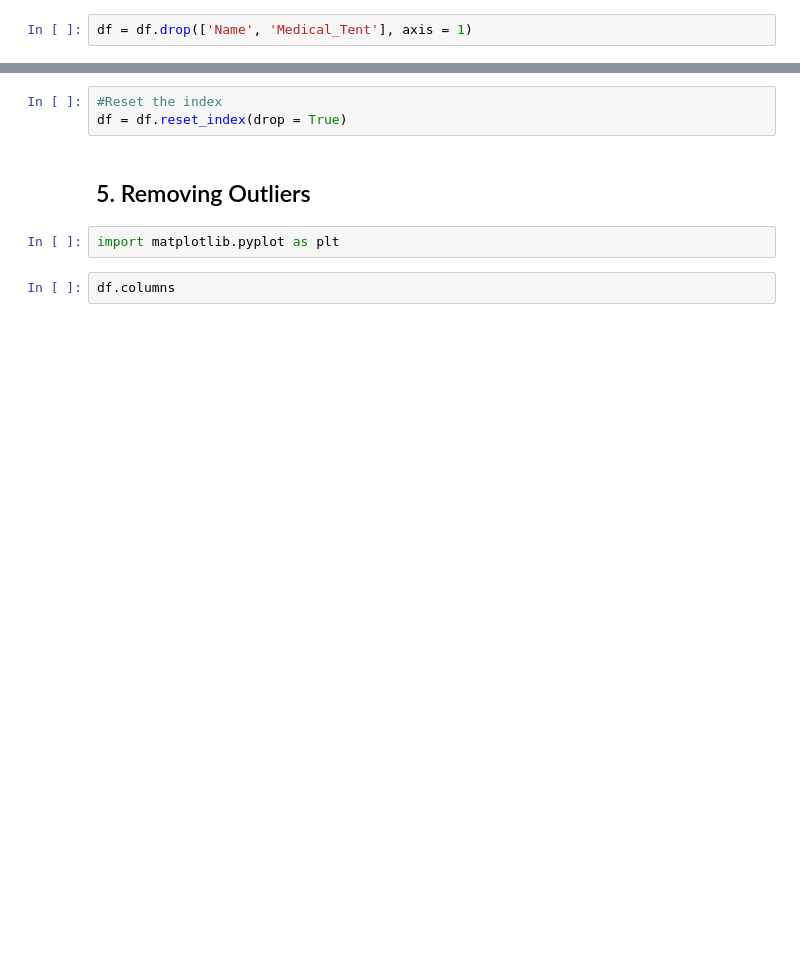
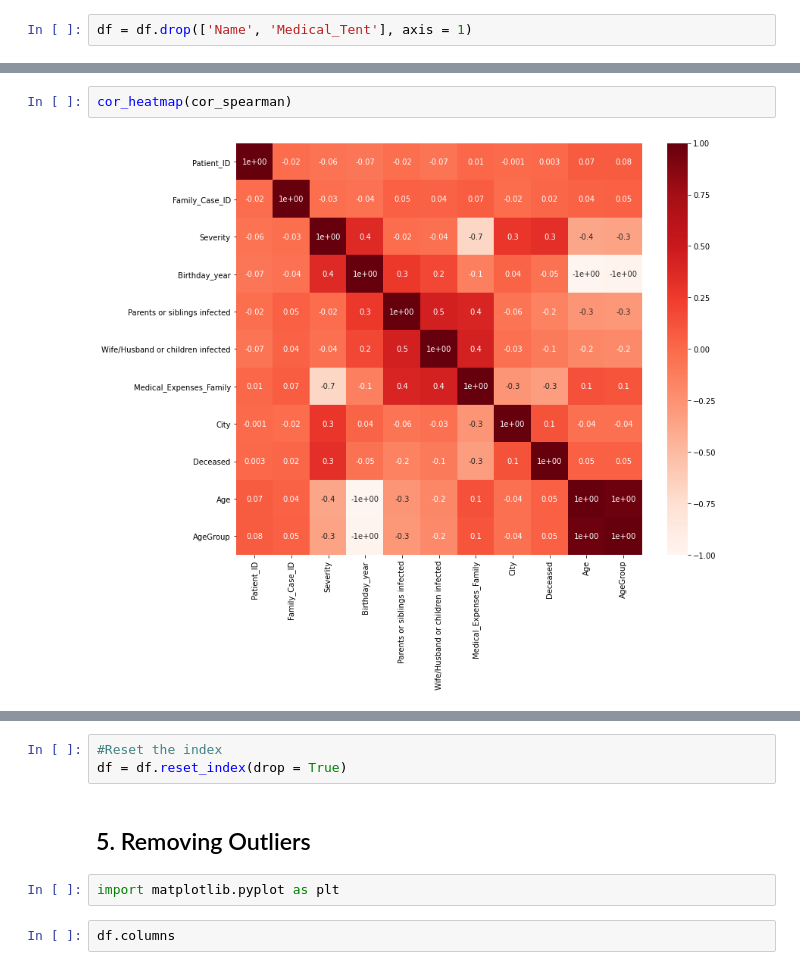
Before and after one commit to CatPalha/machineLearningProject, a Jupyter notebook: project.ipynb, the cells around one changed output, grey strips where cells are left out. Saved outputs shown, nothing was run; the diff lists cells and outputs as text; blank space fills up the shorter version.

```diff
--- a/project.ipynb
+++ b/project.ipynb
@@ -184,0 +329,4 @@ dtype: int64
+# %%
+cor_heatmap(cor_spearman)
+# %% [output]
+[figure, added]
```
Also changed, not shown: parts of 51 cells of this notebook.
